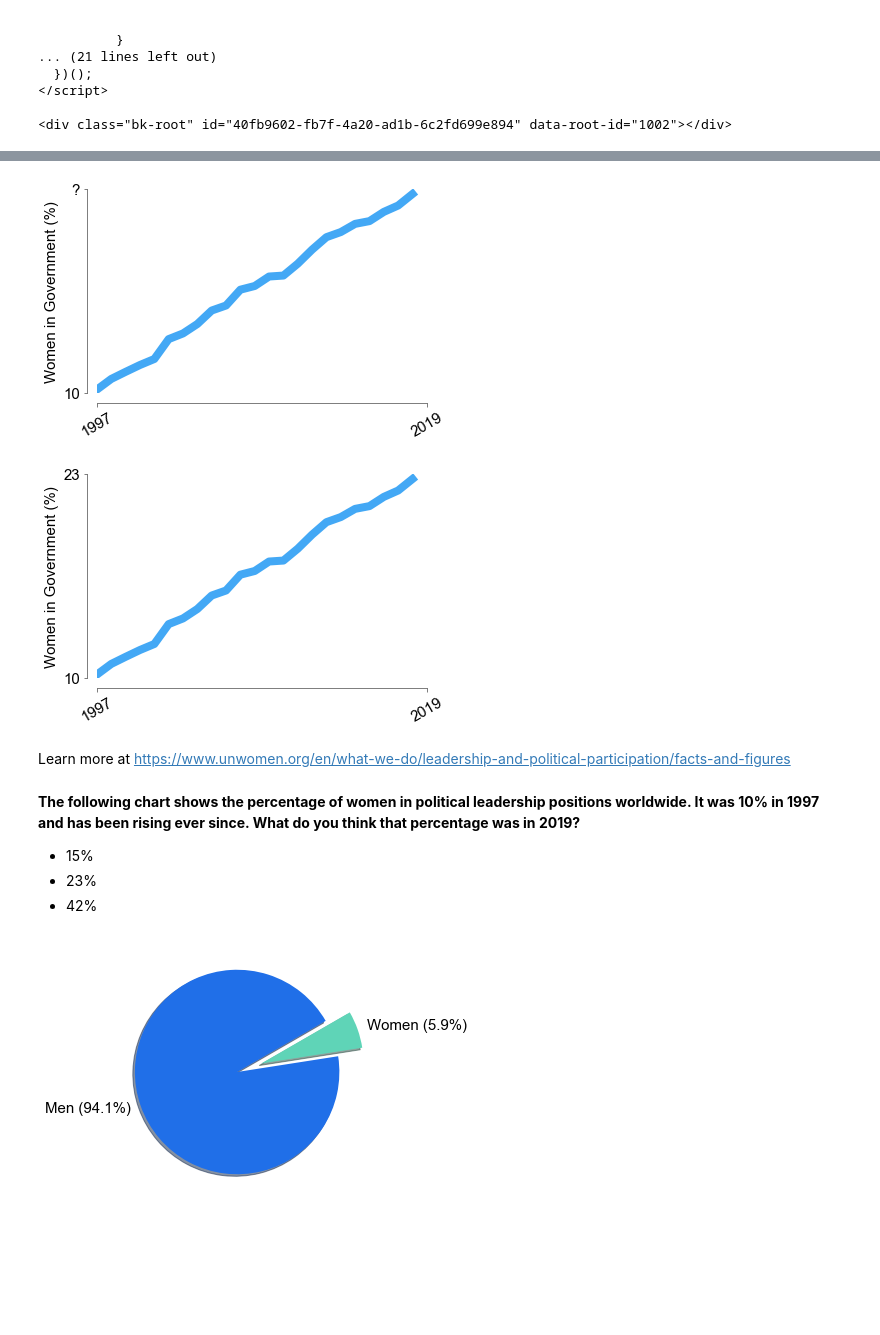
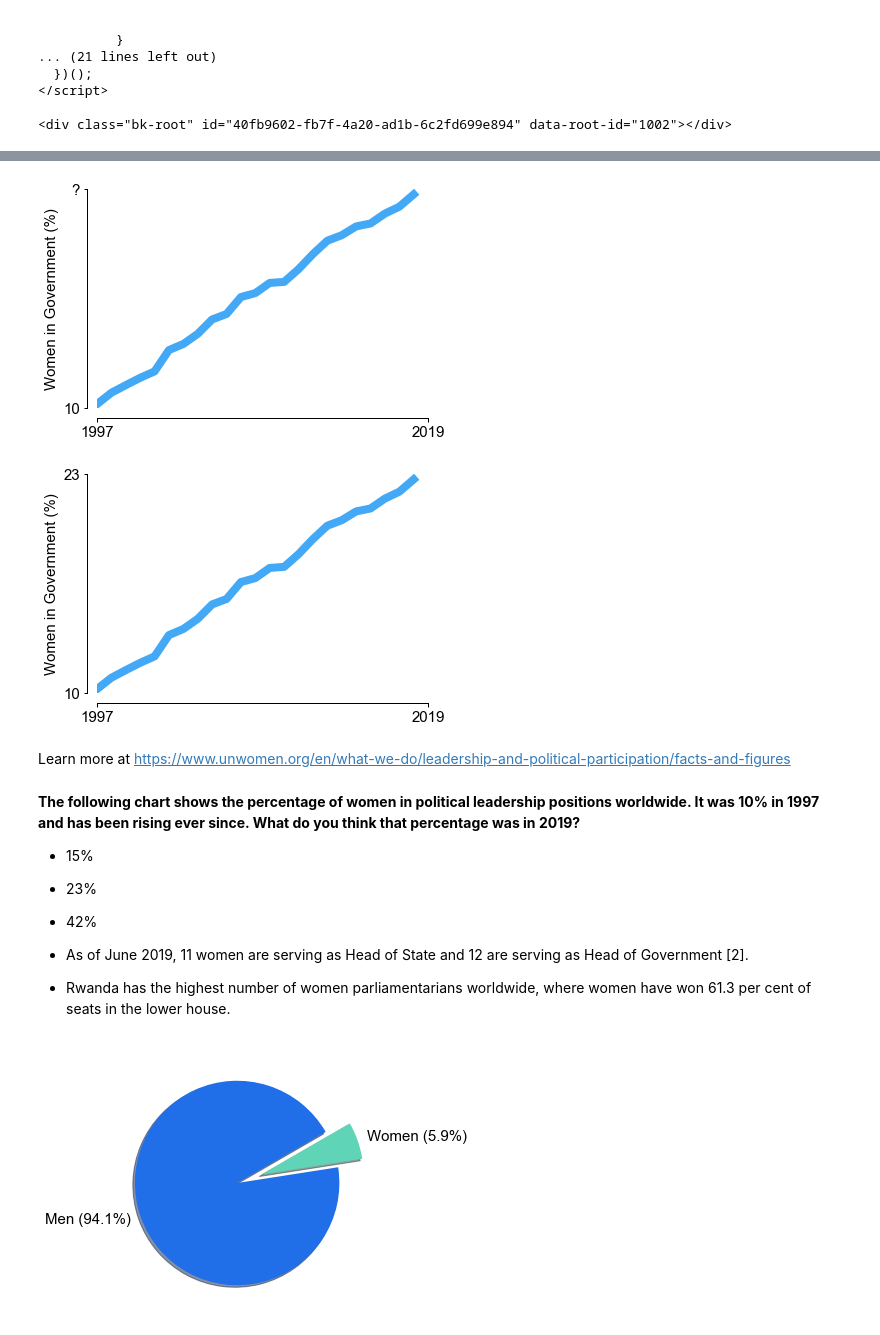
Before and after one commit to ricardozacarias/ironhackathon, a Jupyter notebook: paid_leave.ipynb, the cells around one changed output, grey strips where cells are left out. Saved outputs shown, nothing was run; the diff lists cells and outputs as text; code cells hidden in the pictures; blank space fills up the shorter version.

Commit message:
updated questions and charts

```diff
--- a/paid_leave.ipynb
+++ b/paid_leave.ipynb
@@ -20,9 +20,9 @@ import matplotlib as mpl
 mpl.rcParams['font.family'] = "sans-serif"
 mpl.rcParams['font.sans-serif'] = "Arial"
 mpl.rcParams['font.size'] = 15
-mpl.rcParams['axes.linewidth'] = 0.5
-mpl.rcParams['xtick.major.width'] = 0.5
-mpl.rcParams['ytick.major.width'] = 0.5
+mpl.rcParams['axes.linewidth'] = 1
+mpl.rcParams['xtick.major.width'] = 1
+mpl.rcParams['ytick.major.width'] = 1
 
 # matplotlib adjustments
 def default_plot(ax, spines):
@@ -243,29 +243,29 @@ dtype: float64
 # %%
 ax, fig = plt.subplots()
 ax = default_plot(ax, ['left', 'bottom'])
 plt.xlim(0, len(women_in_government))
 plt.ylabel('Women in Government (%)')
 plt.ylim(10, 23)
-plt.xticks([0, len(women_in_government)], ['1997', '2019'], rotation=30);
+plt.xticks([0, len(women_in_government)], ['1997', '2019']);
 plt.yticks([10, 23], ['10', '?'])
 plt.plot(women_in_government.values, color='#43a8f5', lw=8);
 plt.tight_layout()
 plt.savefig('goverment1.png', dpi=600)
 # %% [output]
-[figure, old version]
+[figure, new version]
 # %%
 ax, fig = plt.subplots()
 ax = default_plot(ax, ['left', 'bottom'])
 plt.xlim(0, len(women_in_government))
 plt.ylabel('Women in Government (%)')
 plt.ylim(10, 23)
-plt.xticks([0, len(women_in_government)], ['1997', '2019'], rotation=30);
+plt.xticks([0, len(women_in_government)], ['1997', '2019']);
 plt.yticks([10, 23])
 plt.plot(women_in_government.values, color='#43a8f5', lw=8);
 plt.tight_layout()
 plt.savefig('goverment2.png', dpi=600)
 # %% [output]
-[figure, old version]
+[figure, new version]
 # %% [markdown]
 Learn more at https://www.unwomen.org/en/what-we-do/leadership-and-political-participation/facts-and-figures
 # %% [markdown]
@@ -274,6 +274,9 @@ Learn more at https://www.unwomen.org/en/what-we-do/leadership-and-political-par
 - 15%
 - 23%
 - 42%
+
+- As of June 2019, 11 women are serving as Head of State and 12 are serving as Head of Government [2].
+- Rwanda has the highest number of women parliamentarians worldwide, where women have won 61.3 per cent of seats in the lower house.
 # %%
 m_nobel = 866/920
 w_nobel = 54/920
```
Also changed, not shown: parts of 6 cells of this notebook, 4 other files.
